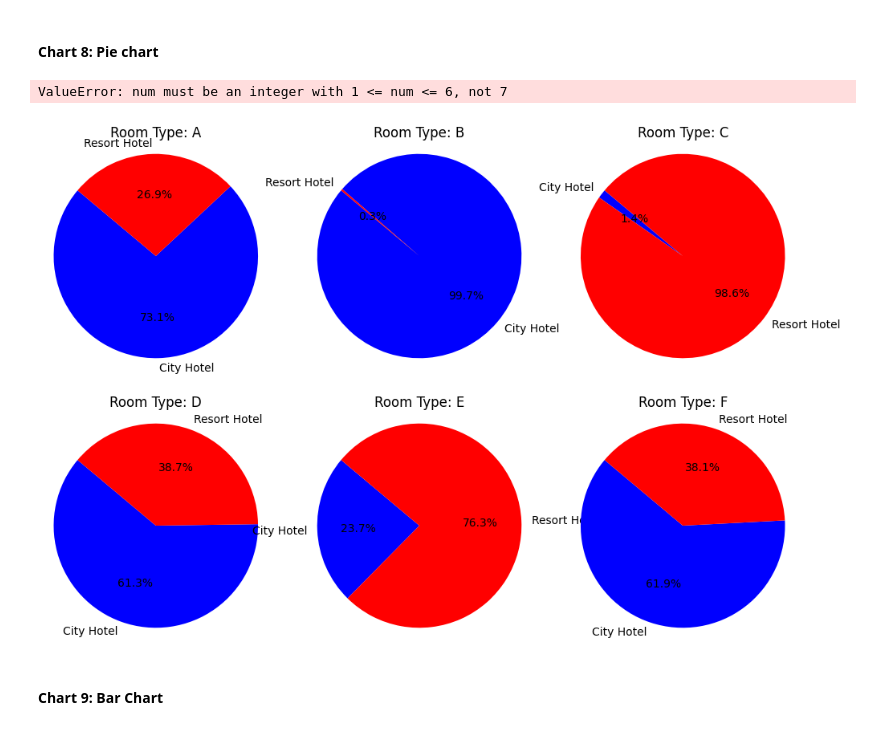
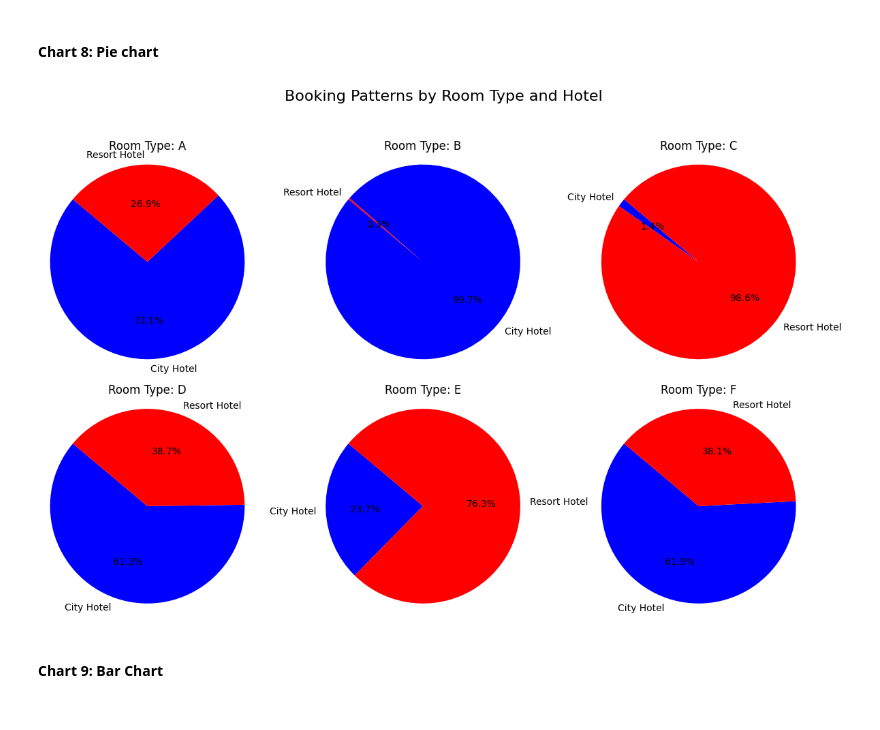
Before and after one commit to Codewith-Soumya/Hotel-Booking-Analysis, a Jupyter notebook: Hotel_booking_analysis_coding_Almabetter_Capstrone_Project_2.ipynb, the cells around one changed output. Cells and saved outputs as stored; diff of their text form; code cells hidden in the pictures.

```diff
--- a/Hotel_booking_analysis_coding_Almabetter_Capstrone_Project_2.ipynb
+++ b/Hotel_booking_analysis_coding_Almabetter_Capstrone_Project_2.ipynb
@@ -450,24 +449,24 @@ Cancellation.plot.bar(x='hotel',y='percentage')
 # %% [markdown]
 #### Chart 8: Pie chart
 # %%
+# Plotting the grouped pie chart
 # Booking Patterns by Room Type
 room_type_hotel_counts = hotel_booking_data.groupby(['reserved_room_type', 'hotel']).size().unstack(fill_value=0)
+# creating subplots
+fig, axes = plt.subplots(2, 3, figsize=(12, 8))
 
-# Plotting the grouped pie chart
-plt.figure(figsize=(12, 8))
 colors = ['blue', 'red']
-for i, (idx, row) in enumerate(room_type_hotel_counts.iterrows()):
-    plt.subplot(2, 3, i+1)
-    plt.pie(row, labels=row.index, autopct='%1.1f%%', startangle=140, colors=colors)
-    plt.title(f'Room Type: {idx}')
-    plt.axis('equal')
+
+for (idx, row), ax in zip(room_type_hotel_counts.iterrows(), axes.flatten()):
+    ax.pie(row, labels=row.index, autopct='%1.1f%%', startangle=140, colors=colors)
+    ax.set_title(f'Room Type: {idx}')
+    ax.axis('equal')
 
 plt.suptitle('Booking Patterns by Room Type and Hotel', fontsize=16)
 plt.tight_layout(rect=[0, 0, 1, 0.95])
 plt.show()
 # %% [output]
-ValueError: num must be an integer with 1 <= num <= 6, not 7
-[figure, old version]
+[figure, new version]
 # %% [markdown]
 #### Chart 9: Bar Chart
 # %%
```
Also changed, not shown: parts of 1 cell of this notebook.
